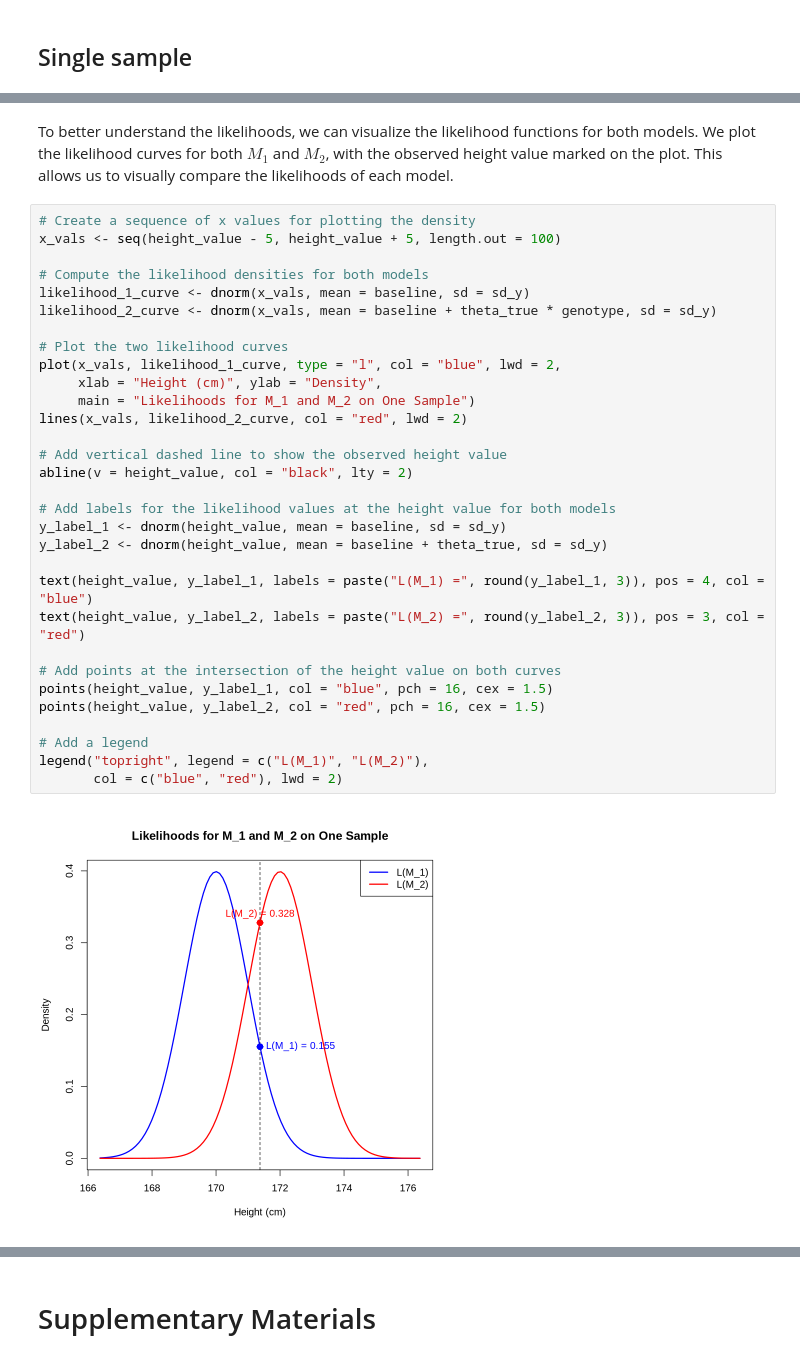
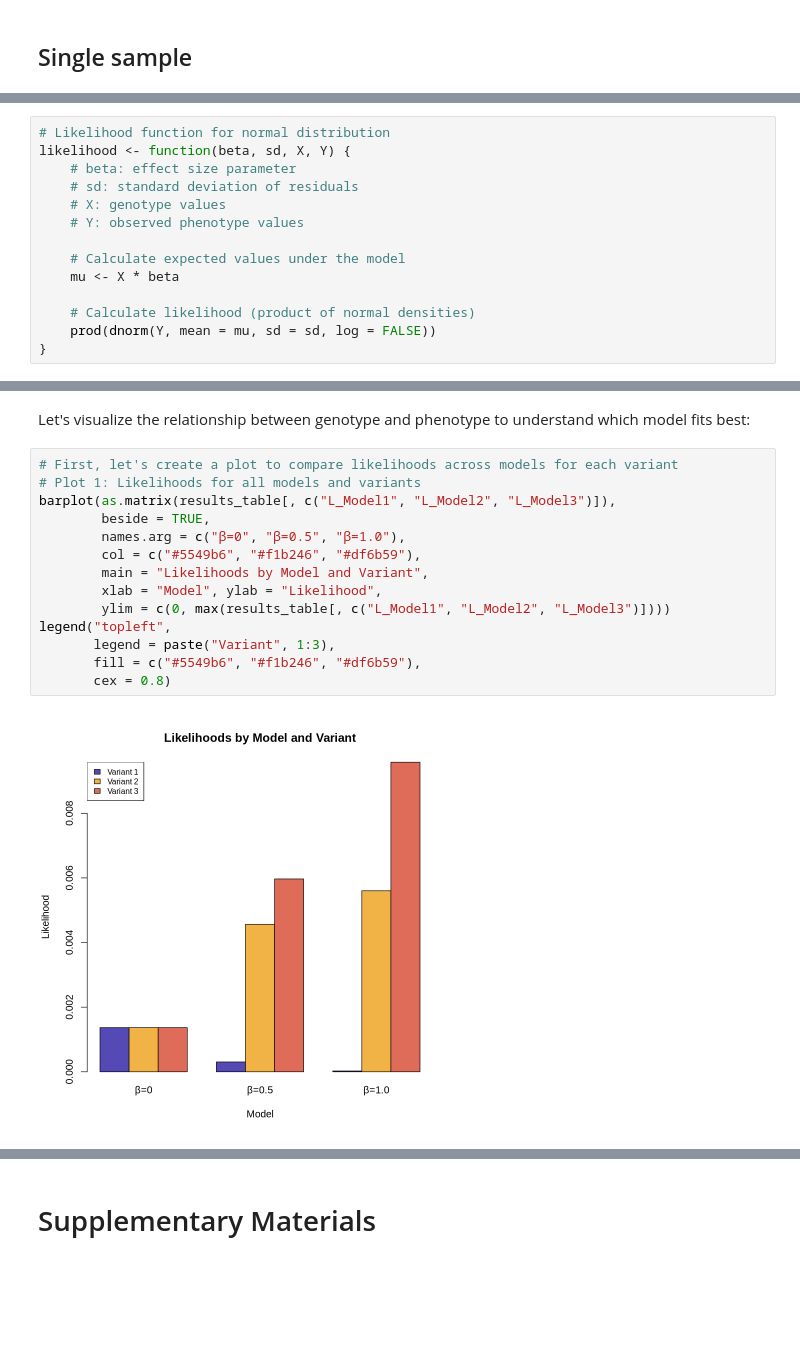
Before and after one commit to StatFunGen/statgen-prerequisites, a Jupyter notebook: likelihood.ipynb, the cells around one changed output, grey strips where cells are left out. Saved outputs shown, nothing was run; the diff lists cells and outputs as text; blank space fills up the shorter version.

Commit message:
temp save for likelihood notebook

```diff
--- a/likelihood.ipynb
+++ b/likelihood.ipynb
@@ -81 +99,15 @@ likelihood <- function(theta, sd, y) {
+# %%
+# Likelihood function for normal distribution
+likelihood <- function(beta, sd, X, Y) {
+    # beta: effect size parameter
+    # sd: standard deviation of residuals
+    # X: genotype values
+    # Y: observed phenotype values
+
+    # Calculate expected values under the model
+    mu <- X * beta
+
+    # Calculate likelihood (product of normal densities)
+    prod(dnorm(Y, mean = mu, sd = sd, log = FALSE))
+}
 # %% [markdown]
@@ -93,35 +152,18 @@ likelihood_2_single_sample
 # %% [markdown]
-To better understand the likelihoods, we can visualize the likelihood functions for both models. We plot the likelihood curves for both $M_1$ and $M_2$, with the observed height value marked on the plot. This allows us to visually compare the likelihoods of each model.
+Let's visualize the relationship between genotype and phenotype to understand which model fits best:
 # %%
-# Create a sequence of x values for plotting the density
-x_vals <- seq(height_value - 5, height_value + 5, length.out = 100)
-
-# Compute the likelihood densities for both models
-likelihood_1_curve <- dnorm(x_vals, mean = baseline, sd = sd_y)
-likelihood_2_curve <- dnorm(x_vals, mean = baseline + theta_true * genotype, sd = sd_y)
-
-# Plot the two likelihood curves
-plot(x_vals, likelihood_1_curve, type = "l", col = "blue", lwd = 2,
-     xlab = "Height (cm)", ylab = "Density",
-     main = "Likelihoods for M_1 and M_2 on One Sample")
-lines(x_vals, likelihood_2_curve, col = "red", lwd = 2)
-
-# Add vertical dashed line to show the observed height value
-abline(v = height_value, col = "black", lty = 2)
-
-# Add labels for the likelihood values at the height value for both models
-y_label_1 <- dnorm(height_value, mean = baseline, sd = sd_y)
-y_label_2 <- dnorm(height_value, mean = baseline + theta_true, sd = sd_y)
-
-text(height_value, y_label_1, labels = paste("L(M_1) =", round(y_label_1, 3)), pos = 4, col = "blue")
-text(height_value, y_label_2, labels = paste("L(M_2) =", round(y_label_2, 3)), pos = 3, col = "red")
-
-# Add points at the intersection of the height value on both curves
-points(height_value, y_label_1, col = "blue", pch = 16, cex = 1.5)
-points(height_value, y_label_2, col = "red", pch = 16, cex = 1.5)
-
-# Add a legend
-legend("topright", legend = c("L(M_1)", "L(M_2)"),
-       col = c("blue", "red"), lwd = 2)
+# First, let's create a plot to compare likelihoods across models for each variant
+# Plot 1: Likelihoods for all models and variants
+barplot(as.matrix(results_table[, c("L_Model1", "L_Model2", "L_Model3")]),
+        beside = TRUE,
+        names.arg = c("β=0", "β=0.5", "β=1.0"),
+        col = c("#5549b6", "#f1b246", "#df6b59"),
+        main = "Likelihoods by Model and Variant",
+        xlab = "Model", ylab = "Likelihood",
+        ylim = c(0, max(results_table[, c("L_Model1", "L_Model2", "L_Model3")])))
+legend("topleft",
+       legend = paste("Variant", 1:3),
+       fill = c("#5549b6", "#f1b246", "#df6b59"),
+       cex = 0.8)
 # %% [output]
-[figure, old version]
+[figure, new version]
```
Also changed, not shown: parts of 37 cells of this notebook, 1 other file.
